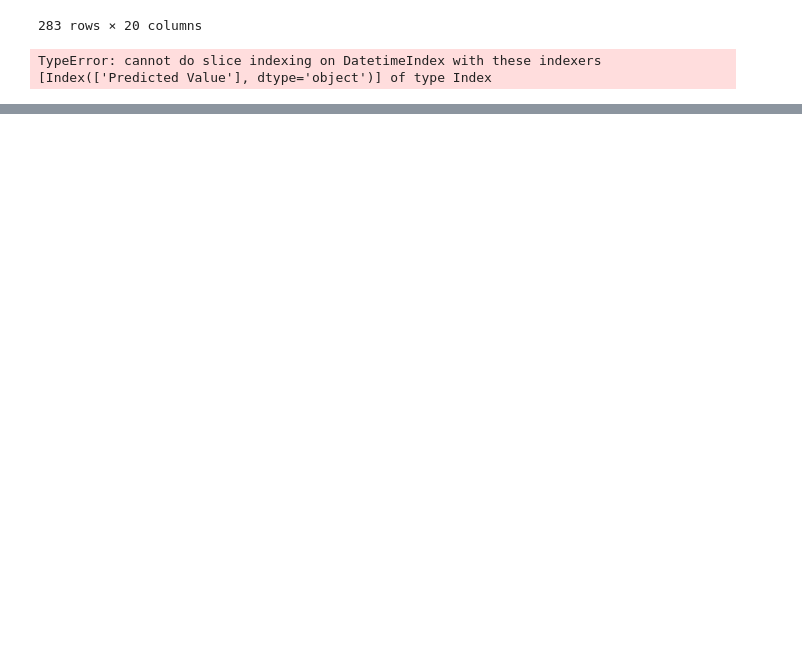
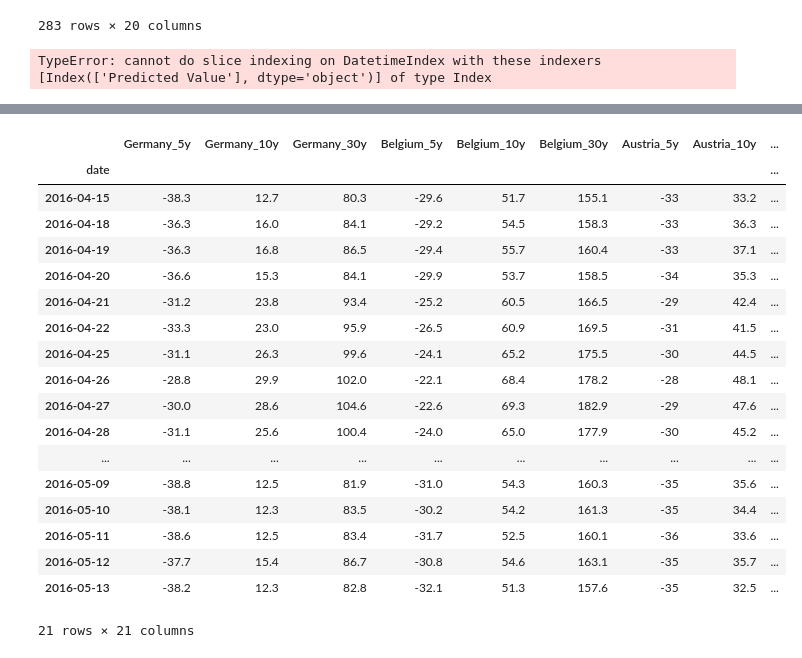
Before and after one commit to MartialLig/Govies_Quant_Trading, a Jupyter notebook: Project/playground.ipynb, the cells around one changed output, grey strips where cells are left out. Drawn from its saved outputs; the diff is of its cells as text; code cells hidden in the pictures; blank space fills up the shorter version.

Commit message:
multi linear regression

```diff
--- a/Project/playground.ipynb
+++ b/Project/playground.ipynb
@@ -1001,0 +1092,4 @@ TypeError: cannot do slice indexing on DatetimeIndex with these indexers [Index(
+# %%
+a,b = train_test_split_time_series(data_manager.data,3,1)
+liste = create_all_datasets(data_manager.data,3,1)
+run_regressions_and_save_metrics(liste, "Germany_30y")
@@ -1001,0 +1148,22 @@ TypeError: cannot do slice indexing on DatetimeIndex with these indexers [Index(
+# %%
+b
+# %% [output]
+|  | Germany_5y | Germany_10y | Germany_30y | Belgium_5y | Belgium_10y | Belgium_30y | Austria_5y | Austria_10y | ... |
+| date |  |  |  |  |  |  |  |  | ... |
+| 2016-04-15 | -38.3 | 12.7 | 80.3 | -29.6 | 51.7 | 155.1 | -33 | 33.2 | ... |
+| 2016-04-18 | -36.3 | 16.0 | 84.1 | -29.2 | 54.5 | 158.3 | -33 | 36.3 | ... |
+| 2016-04-19 | -36.3 | 16.8 | 86.5 | -29.4 | 55.7 | 160.4 | -33 | 37.1 | ... |
+| 2016-04-20 | -36.6 | 15.3 | 84.1 | -29.9 | 53.7 | 158.5 | -34 | 35.3 | ... |
+| 2016-04-21 | -31.2 | 23.8 | 93.4 | -25.2 | 60.5 | 166.5 | -29 | 42.4 | ... |
+| 2016-04-22 | -33.3 | 23.0 | 95.9 | -26.5 | 60.9 | 169.5 | -31 | 41.5 | ... |
+| 2016-04-25 | -31.1 | 26.3 | 99.6 | -24.1 | 65.2 | 175.5 | -30 | 44.5 | ... |
+| 2016-04-26 | -28.8 | 29.9 | 102.0 | -22.1 | 68.4 | 178.2 | -28 | 48.1 | ... |
+| 2016-04-27 | -30.0 | 28.6 | 104.6 | -22.6 | 69.3 | 182.9 | -29 | 47.6 | ... |
+| 2016-04-28 | -31.1 | 25.6 | 100.4 | -24.0 | 65.0 | 177.9 | -30 | 45.2 | ... |
+| ... | ... | ... | ... | ... | ... | ... | ... | ... | ... |
+| 2016-05-09 | -38.8 | 12.5 | 81.9 | -31.0 | 54.3 | 160.3 | -35 | 35.6 | ... |
+| 2016-05-10 | -38.1 | 12.3 | 83.5 | -30.2 | 54.2 | 161.3 | -35 | 34.4 | ... |
+| 2016-05-11 | -38.6 | 12.5 | 83.4 | -31.7 | 52.5 | 160.1 | -36 | 33.6 | ... |
+| 2016-05-12 | -37.7 | 15.4 | 86.7 | -30.8 | 54.6 | 163.1 | -35 | 35.7 | ... |
+| 2016-05-13 | -38.2 | 12.3 | 82.8 | -32.1 | 51.3 | 157.6 | -35 | 32.5 | ... |
+21 rows × 21 columns
```
Also changed, not shown: parts of 22 cells of this notebook, 4 other files.
